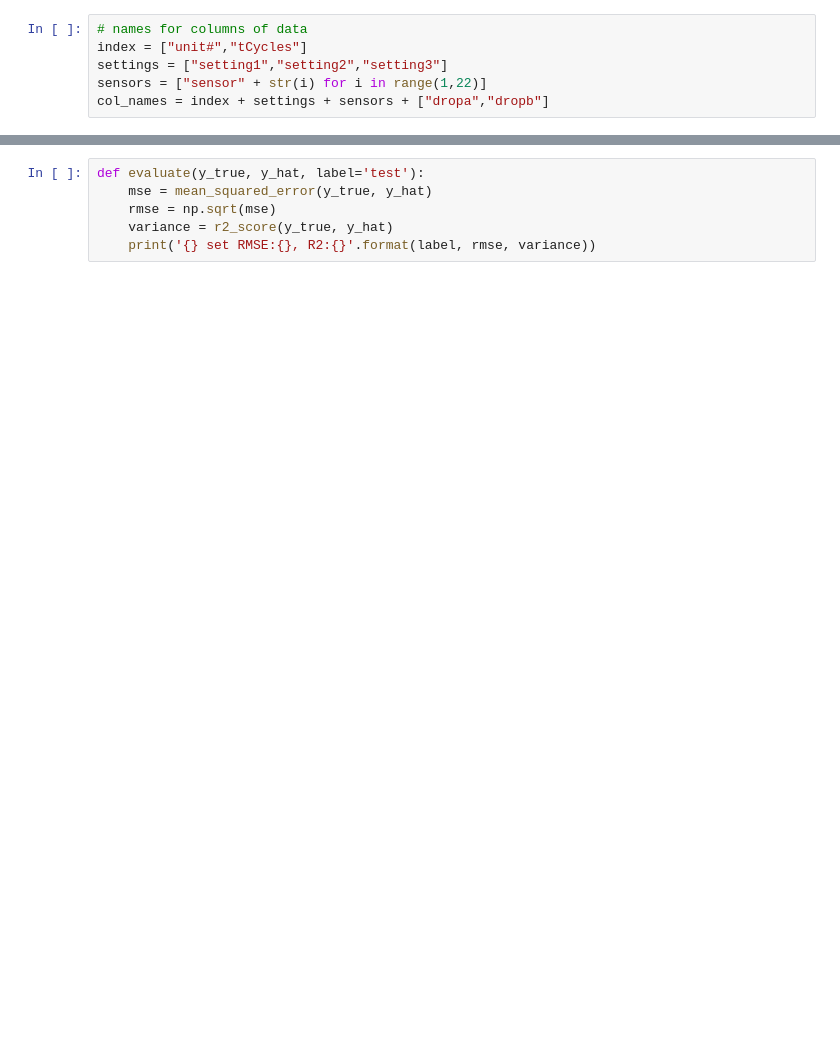
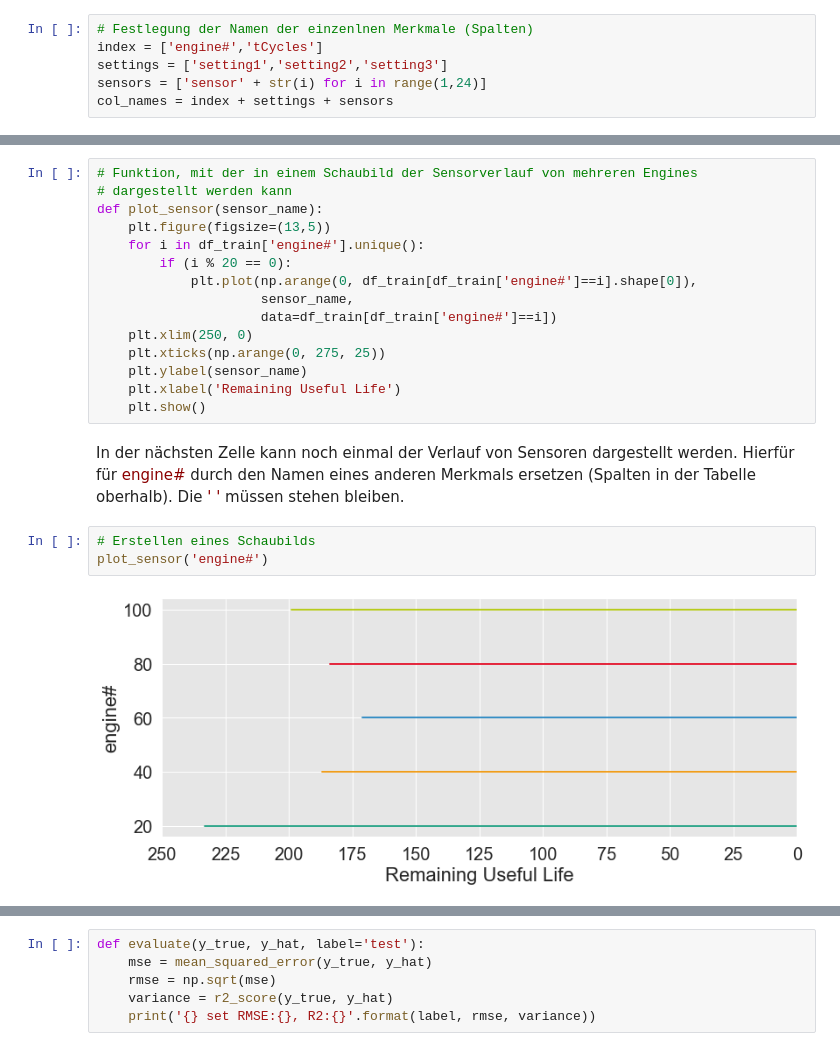
Before and after one commit to BIEC-Coaching/BIEC_Coaching, a Jupyter notebook: NASA Turbofan Engines - Data Analysis, Preparation & Modelling.ipynb, the cells around one changed output, grey strips where cells are left out. Drawn from its saved outputs; the diff is of its cells as text; blank space fills up the shorter version.

```diff
--- a/NASA Turbofan Engines - Data Analysis, Preparation & Modelling.ipynb
+++ b/NASA Turbofan Engines - Data Analysis, Preparation & Modelling.ipynb
@@ -35,8 +38,8 @@ mpl.rcParams.update(params)
 # %%
-# names for columns of data
-index = ["unit#","tCycles"]
-settings = ["setting1","setting2","setting3"]
-sensors = ["sensor" + str(i) for i in range(1,22)]
-col_names = index + settings + sensors + ["dropa","dropb"]
+# Festlegung der Namen der einzenlnen Merkmale (Spalten)
+index = ['engine#','tCycles']
+settings = ['setting1','setting2','setting3']
+sensors = ['sensor' + str(i) for i in range(1,24)]
+col_names = index + settings + sensors
 # %%
 # Laden der Trainingsdaten
@@ -43,0 +72,22 @@ df_train = pd.read_csv("./CMAPSSData/train_FD001.txt",sep=" ", names=col_names)
+# %%
+# Funktion, mit der in einem Schaubild der Sensorverlauf von mehreren Engines
+# dargestellt werden kann
+def plot_sensor(sensor_name):
+    plt.figure(figsize=(13,5))
+    for i in df_train['engine#'].unique():
+        if (i % 20 == 0):
+            plt.plot(np.arange(0, df_train[df_train['engine#']==i].shape[0]),
+                     sensor_name,
+                     data=df_train[df_train['engine#']==i])
+    plt.xlim(250, 0)
+    plt.xticks(np.arange(0, 275, 25))
+    plt.ylabel(sensor_name)
+    plt.xlabel('Remaining Useful Life')
+    plt.show()
+# %% [markdown]
+In der nächsten Zelle kann noch einmal der Verlauf von Sensoren dargestellt werden. Hierfür für <font color='darkred'>engine#</font> durch den Namen eines anderen Merkmals ersetzen (Spalten in der Tabelle oberhalb). Die <font color='darkred'>' '</font> müssen stehen bleiben.
+# %%
+# Erstellen eines Schaubilds
+plot_sensor('engine#')
+# %% [output]
+[figure, added]
```
Also changed, not shown: parts of 60 cells of this notebook.
